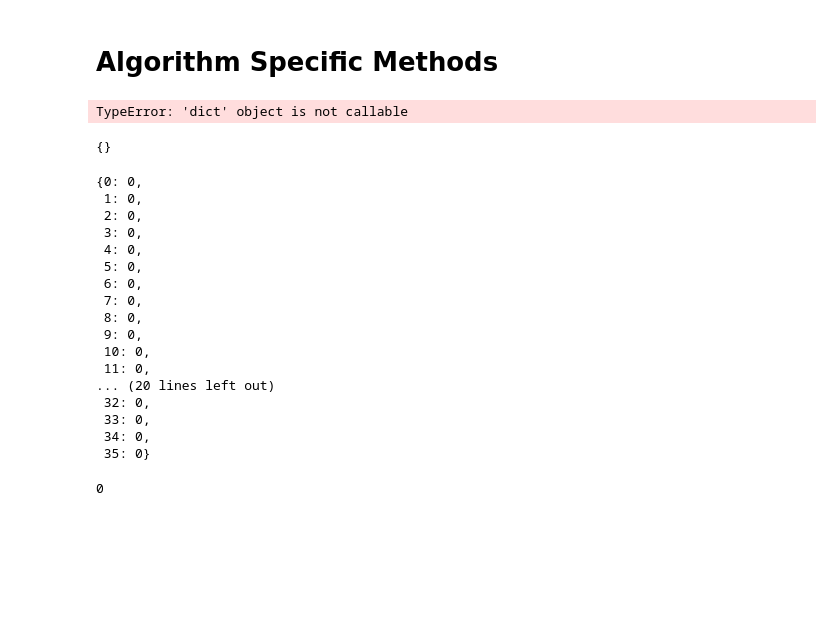
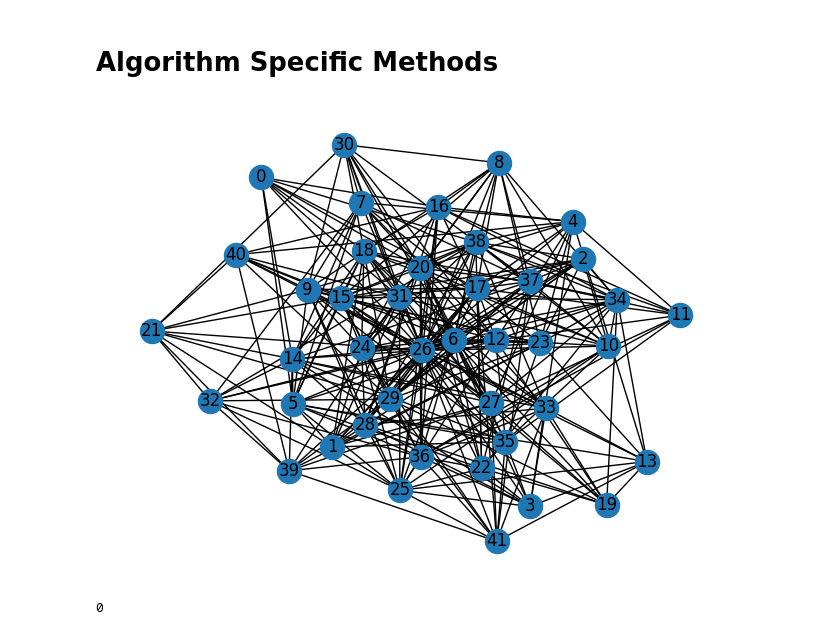
Before and after one commit to mtheunistue/DynamicGraphColoring, a Jupyter notebook: Algorithm Sandbox.ipynb, the cells around one changed output. Saved outputs shown, nothing was run; the diff lists cells and outputs as text; code cells hidden in the pictures; blank space fills up the shorter version.

```diff
--- a/Algorithm Sandbox.ipynb
+++ b/Algorithm Sandbox.ipynb
@@ -280,34 +114,9 @@ def addVertex(v):
     Gstar.nodes[v]['color'] = 0
     Gstar.nodes[v]['DINC'] = DincIndex()
 # %%
-addEdge(1, 2)
-misc.draw(Gstar, getColoring())
+misc.draw(G)
 # %% [output]
-TypeError: 'dict' object is not callable
+[figure, added]
-# %%
-Gstar.nodes[25]['DINC'].cnt
-# %% [output]
-{}
-# %%
-getColoring()
-# %% [output]
-{0: 0,
- 1: 0,
- 2: 0,
- 3: 0,
- 4: 0,
- 5: 0,
- 6: 0,
- 7: 0,
- 8: 0,
- 9: 0,
- 10: 0,
- 11: 0,
-... (20 lines left out)
- 32: 0,
- 33: 0,
- 34: 0,
- 35: 0}
 # %%
 sda = StaticDynamic.StaticDynamicAlgo(G)
 # %%
```
Also changed, not shown: parts of 24 cells of this notebook, 1 other file.
